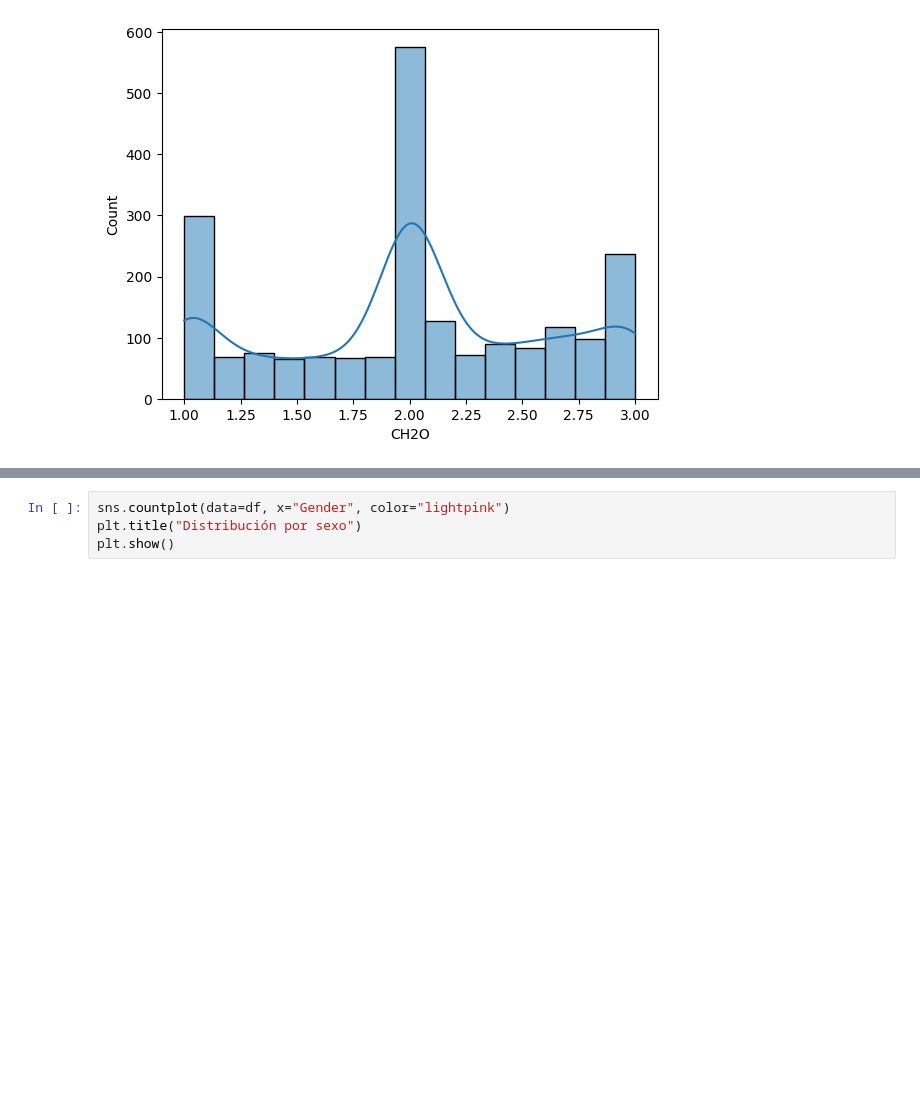
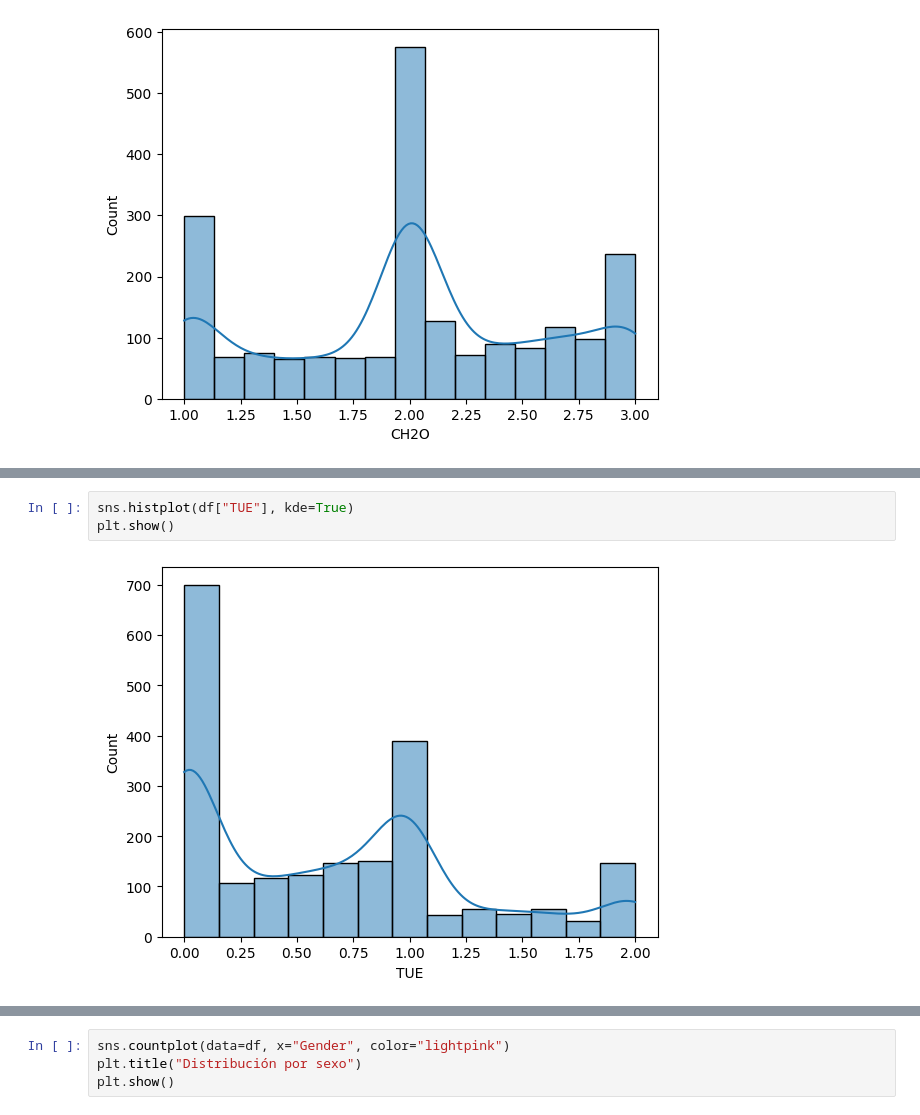
Before and after one commit to MilySierra/Estimation-of-Obesity-Levels-Model, a Jupyter notebook: estimation.ipynb, the cells around one changed output, grey strips where cells are left out. Cells and saved outputs as stored; diff of their text form; blank space fills up the shorter version.

```diff
--- a/estimation.ipynb
+++ b/estimation.ipynb
@@ -82,0 +103,5 @@ plt.show()
+# %%
+sns.histplot(df["TUE"], kde=True)
+plt.show()
+# %% [output]
+[figure, added]
```
Also changed, not shown: parts of 19 cells of this notebook.
